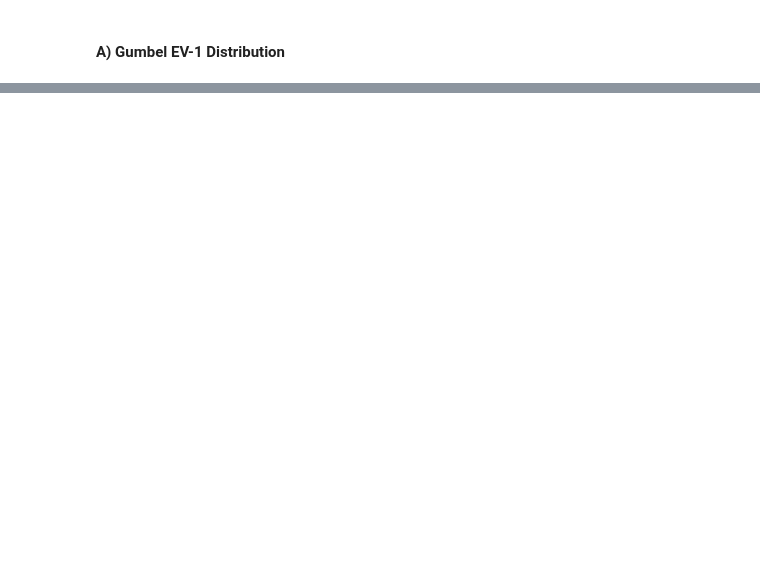
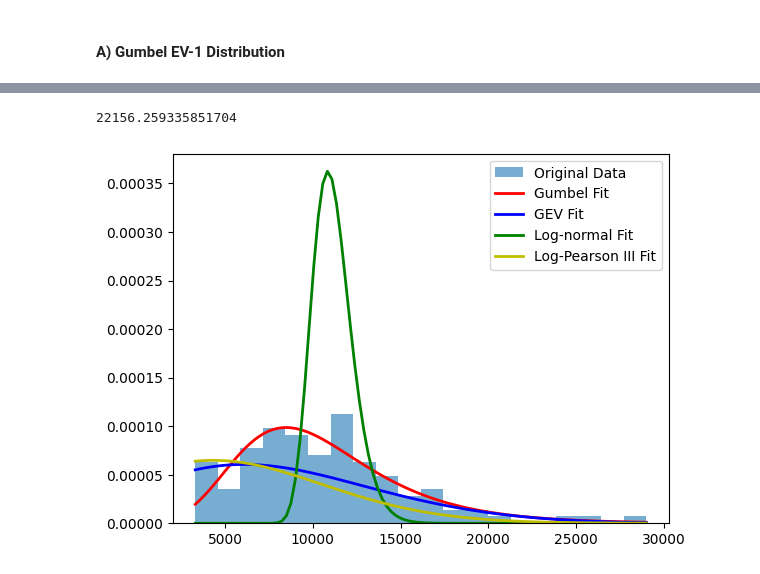
Before and after one commit to jtdocter27/Engineering-Probability---Statistics, a Jupyter notebook: R_project.ipynb, the cells around one changed output, grey strips where cells are left out. Drawn from its saved outputs; the diff is of its cells as text; code cells hidden in the pictures; blank space fills up the shorter version.

```diff
--- a/R_project.ipynb
+++ b/R_project.ipynb
@@ -635,0 +686,22 @@ result
+# %%
+shape, loc, scale = stats.genextreme.fit(chippewa_streamflow)
+
+# Generate x values for plotting
+x = np.linspace(min(chippewa_streamflow), max(chippewa_streamflow), 100)
+
+# Plot histogram of data
+plt.hist(chippewa_streamflow, bins=20, density=True, alpha=0.6, label='Data')
+
+# Plot the fitted GEV distribution
+plt.plot(x, stats.genextreme.pdf(x, shape, loc, scale), 'r-', lw=2, label='GEV Fit')
+
+plt.xlabel('Value')
+plt.ylabel('Probability Density')
+plt.title('Fitted Generalized Extreme Value Distribution')
+plt.legend()
+plt.show()
+
+# Print the fitted parameters
+print(f"Shape: {shape:.4f}")
+print(f"Location: {loc:.4f}")
+print(f"Scale: {scale:.4f}")
@@ -635,0 +713,17 @@ result
+# %%
+return_levels = stats.genextreme.ppf(1 - 1/np.array(50), shape, loc, scale)
+return_levels
+# %% [output]
+22156.259335851704
+# %%
+plt.hist(chippewa_streamflow, bins=20, density=True, alpha=0.6, label='Original Data')
+
+#Plot the fitted Gumbel distribution
+plt.plot(x, stats.gumbel_r.pdf(x, *fit), 'r-', lw=2, label='Gumbel Fit')
+plt.plot(x, stats.genextreme.pdf(x, shape, loc, scale), 'b-', lw=2, label='GEV Fit')
+plt.plot(x, stats.lognorm.pdf(x, shape, loc, scale), 'g-', lw=2, label='Log-normal Fit')
+plt.plot(x, stats.pearson3.pdf(x, shape, loc, scale), 'y-', lw=2, label='Log-Pearson III Fit')
+plt.legend()
+plt.show()
+# %% [output]
+[figure, added]
```
Also changed, not shown: parts of 13 cells of this notebook.
